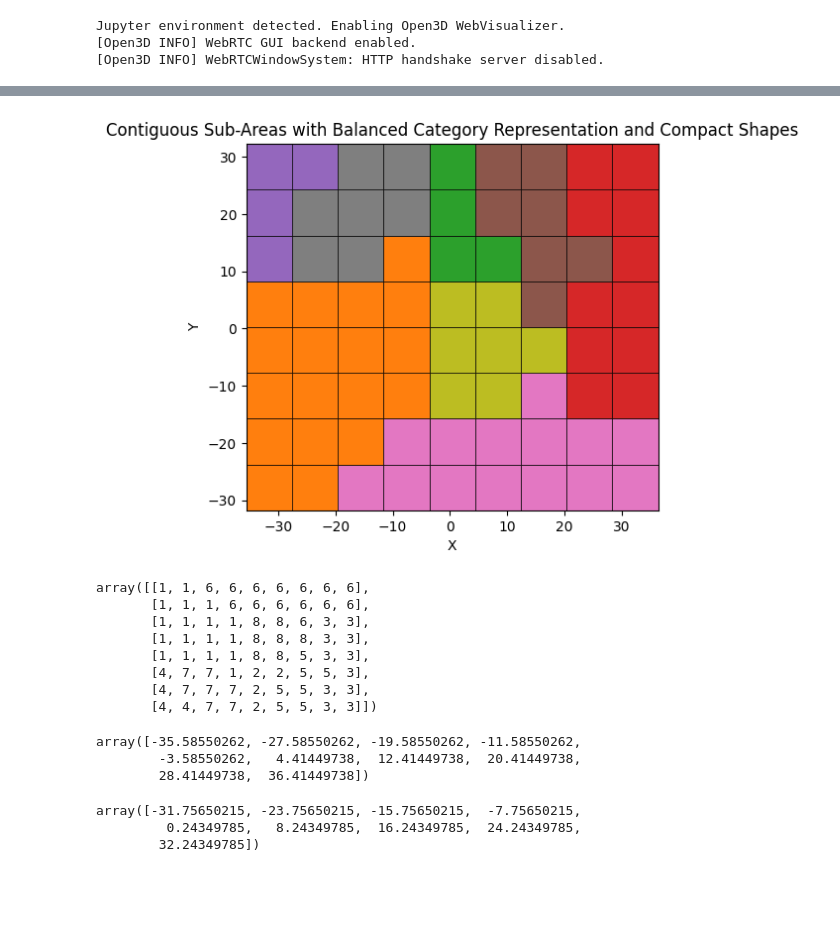
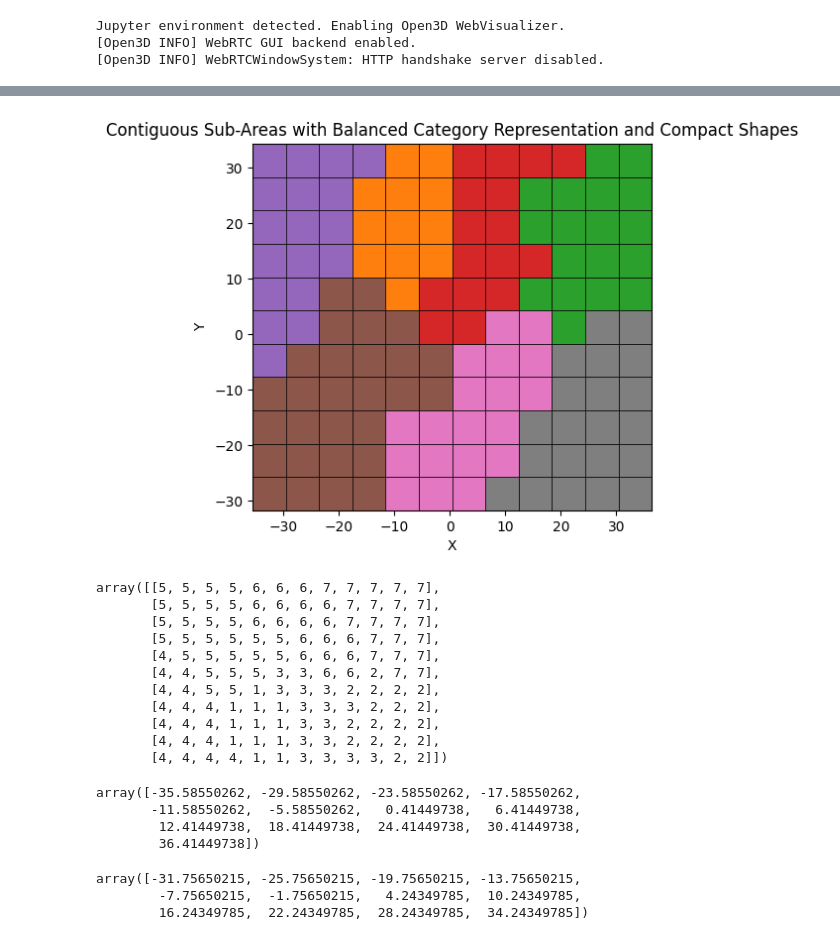
Before and after one commit to Chiark-Collective/Pointcept, a Jupyter notebook: notebooks/rog_north_fine_splitting.ipynb, the cells around one changed output, grey strips where cells are left out. Drawn from its saved outputs; the diff is of its cells as text; code cells hidden in the pictures; blank space fills up the shorter version.

```diff
--- a/notebooks/rog_north_fine_splitting.ipynb
+++ b/notebooks/rog_north_fine_splitting.ipynb
@@ -48,5 +48,5 @@ pcds = analyser.generate_toy_pcds(resolution=0.15, excluded_categories=to_exclud
 # %%
-binning = analyser.evaluate_binning(pcds, x_cell_width=8.0, y_cell_width=8.0)
+binning = analyser.evaluate_binning(pcds, x_cell_width=6.0, y_cell_width=6.0)
 counts = binning['counts']
 x_edges = binning['x_edges']
 y_edges = binning['y_edges']
@@ -55,6 +55,6 @@ y_edges = binning['y_edges']
 # %%
-weights = [0.2, 0.2, 0.1, 0.1, 0.1, 0.1, 0.1, 0.1]  # Intended area weights: training, evaluation, test
-iterations = 5000  # Number of iterations to run
+weights = [0.2, 0.2, 0.2, 0.1, 0.1, 0.1, 0.1]  # Intended area weights: training, evaluation, test
+iterations = 10000  # Number of iterations to run
 min_percentage_threshold = 3  # Minimum acceptable percentage per category per area
 verbose = True  # Whether to print detailed statistics
 
@@ -95,28 +95,32 @@ Final category counts per area:
-[figure, old version]
+[figure, new version]
 # %%
 best_grid = grid_splitter.best_grid
 best_grid
 # %% [output]
-array([[1, 1, 6, 6, 6, 6, 6, 6, 6],
-       [1, 1, 1, 6, 6, 6, 6, 6, 6],
-       [1, 1, 1, 1, 8, 8, 6, 3, 3],
-       [1, 1, 1, 1, 8, 8, 8, 3, 3],
-       [1, 1, 1, 1, 8, 8, 5, 3, 3],
-       [4, 7, 7, 1, 2, 2, 5, 5, 3],
-       [4, 7, 7, 7, 2, 5, 5, 3, 3],
-       [4, 4, 7, 7, 2, 5, 5, 3, 3]])
+array([[5, 5, 5, 5, 6, 6, 6, 7, 7, 7, 7, 7],
+       [5, 5, 5, 5, 6, 6, 6, 6, 7, 7, 7, 7],
+       [5, 5, 5, 5, 6, 6, 6, 6, 7, 7, 7, 7],
+       [5, 5, 5, 5, 5, 5, 6, 6, 6, 7, 7, 7],
+       [4, 5, 5, 5, 5, 5, 6, 6, 6, 7, 7, 7],
+       [4, 4, 5, 5, 5, 3, 3, 6, 6, 2, 7, 7],
+       [4, 4, 5, 5, 1, 3, 3, 3, 2, 2, 2, 2],
+       [4, 4, 4, 1, 1, 1, 3, 3, 3, 2, 2, 2],
+       [4, 4, 4, 1, 1, 1, 3, 3, 2, 2, 2, 2],
+       [4, 4, 4, 1, 1, 1, 3, 3, 2, 2, 2, 2],
+       [4, 4, 4, 4, 1, 1, 3, 3, 3, 3, 2, 2]])
 # %%
 x_edges
 # %% [output]
-array([-35.58550262, -27.58550262, -19.58550262, -11.58550262,
-        -3.58550262,   4.41449738,  12.41449738,  20.41449738,
-        28.41449738,  36.41449738])
+array([-35.58550262, -29.58550262, -23.58550262, -17.58550262,
+       -11.58550262,  -5.58550262,   0.41449738,   6.41449738,
+        12.41449738,  18.41449738,  24.41449738,  30.41449738,
+        36.41449738])
 # %%
 y_edges
 # %% [output]
-array([-31.75650215, -23.75650215, -15.75650215,  -7.75650215,
-         0.24349785,   8.24349785,  16.24349785,  24.24349785,
-        32.24349785])
+array([-31.75650215, -25.75650215, -19.75650215, -13.75650215,
+        -7.75650215,  -1.75650215,   4.24349785,  10.24349785,
+        16.24349785,  22.24349785,  28.24349785,  34.24349785])
 # %%
 # Process the folds and get the rectangles
 fold_rectangles = process_folds(best_grid)
```
Also changed, not shown: parts of 6 cells of this notebook.
